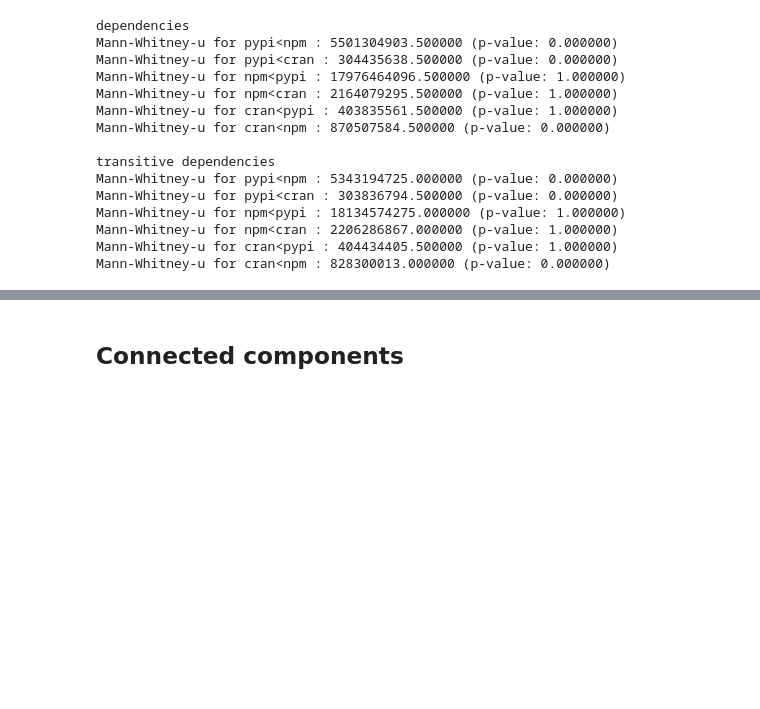
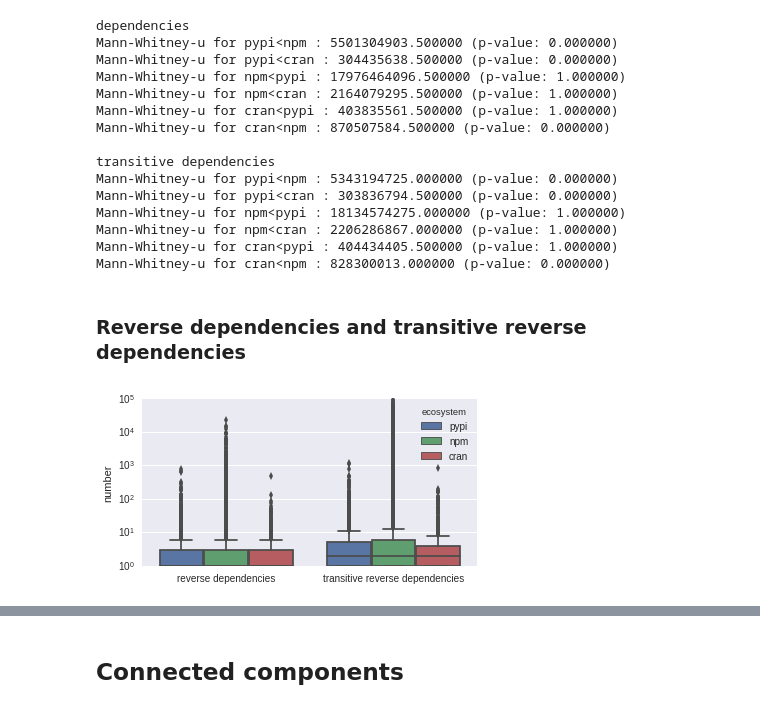
Before and after one commit to maelick/ecos-analysis, a Jupyter notebook: WEA2016-ecos/notebook/Ecosystem graphs.ipynb, the cells around one changed output, grey strips where cells are left out. Saved outputs shown, nothing was run; the diff lists cells and outputs as text; code cells hidden in the pictures; blank space fills up the shorter version.

Commit message:
Characteristics in 2015 + Figures

```diff
--- a/WEA2016-ecos/notebook/Ecosystem graphs.ipynb
+++ b/WEA2016-ecos/notebook/Ecosystem graphs.ipynb
@@ -103,3 +116,13 @@ with open('npm-download.txt', 'w') as f:
         f.write(url.format(package=t.package, version=t.version) + '\n')
 # %% [markdown]
 ## Overview
+# %%
+for ecos, df in df_all_packages.items():
+    print(ecos)
+    for year in [2014, 2015, 2016]:
+        selected = df[df['time'].dt.year == year]
+        print('Updates in {}: {}'.format(year, len(selected)))
+
+        selected = df.groupby(level=0).min()
+        selected = selected[selected['time'].dt.year == year]
+        print('New packages in {}: {}'.format(year, len(selected)))
@@ -321,6 +364,7 @@ for ecos, graph in graphs.items():
         tran_deps = -1  # Ignore source
         for target in graph.bfsiter(node):
             tran_deps += 1
+        node['transitive_deps'] = tran_deps
         data.append((ecos, node['name'], deps, tran_deps))
 # %%
 df = pandas.DataFrame(data, columns=['ecosystem', 'package', 'dependencies', 'transitive dependencies'])
@@ -374,3 +418,37 @@ Mann-Whitney-u for npm<pypi : 18134574275.000000 (p-value: 1.000000)
 Mann-Whitney-u for npm<cran : 2206286867.000000 (p-value: 1.000000)
 Mann-Whitney-u for cran<pypi : 404434405.500000 (p-value: 1.000000)
 Mann-Whitney-u for cran<npm : 828300013.000000 (p-value: 0.000000)
+# %% [markdown]
+### Reverse dependencies and transitive reverse dependencies
+# %%
+data = []
+
+for ecos, graph in graphs.items():
+    nodes = graph.vs
+    for node in nodes:
+        deps = graph.degree(node, mode=igraph.IN)
+        tran_deps = -1  # Ignore source
+        for target in graph.bfsiter(node, mode=igraph.IN):
+            tran_deps += 1
+        node['transitive_rev_deps'] = tran_deps
+        data.append((ecos, node['name'], deps, tran_deps))
+# %%
+df = pandas.DataFrame(data, columns=['ecosystem', 'package', 'reverse dependencies', 'transitive reverse dependencies'])
+df = pandas.melt(df,
+                 id_vars=['ecosystem', 'package'],
+                 value_vars=['reverse dependencies', 'transitive reverse dependencies'],
+                 var_name='kind',
+                 value_name='value'
+                 ).query('value > 0')
+ax = seaborn.boxplot(x='kind', y='value', hue='ecosystem', data=df)
+ax.set_yscale('log')
+ax.set_xlabel('')
+ax.set_ylabel('number')
+ax.figure.set_size_inches(FIG_SIZE)
+
+if SHOW_TITLE:
+    ax.set_title('Number of (transitive) reverse dependencies')
+
+savefig(ax.figure, 'rev_deps_distribution')
+# %% [output]
+[figure, added]
```
Also changed, not shown: parts of 8 cells of this notebook, 4 other files.
